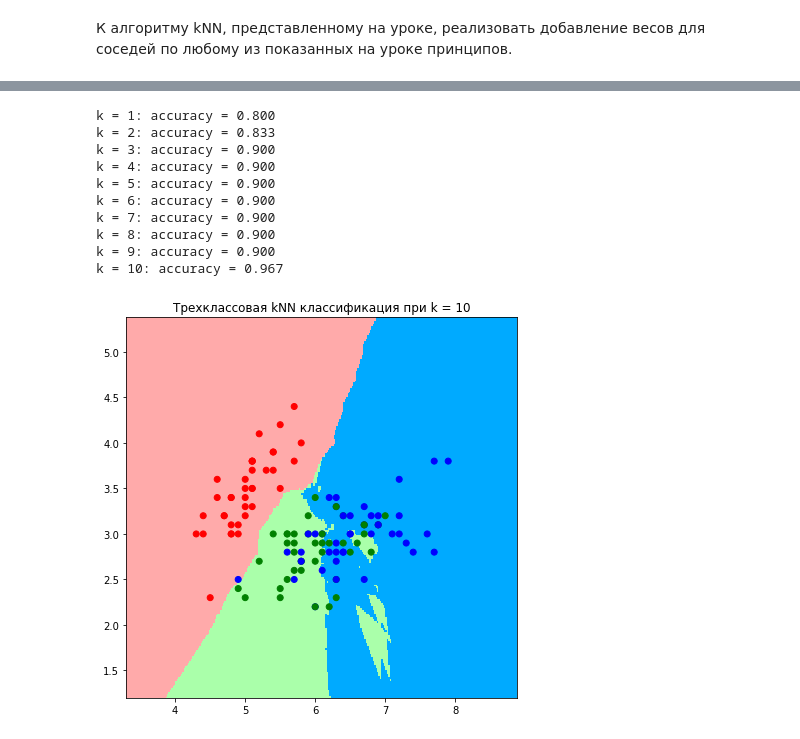
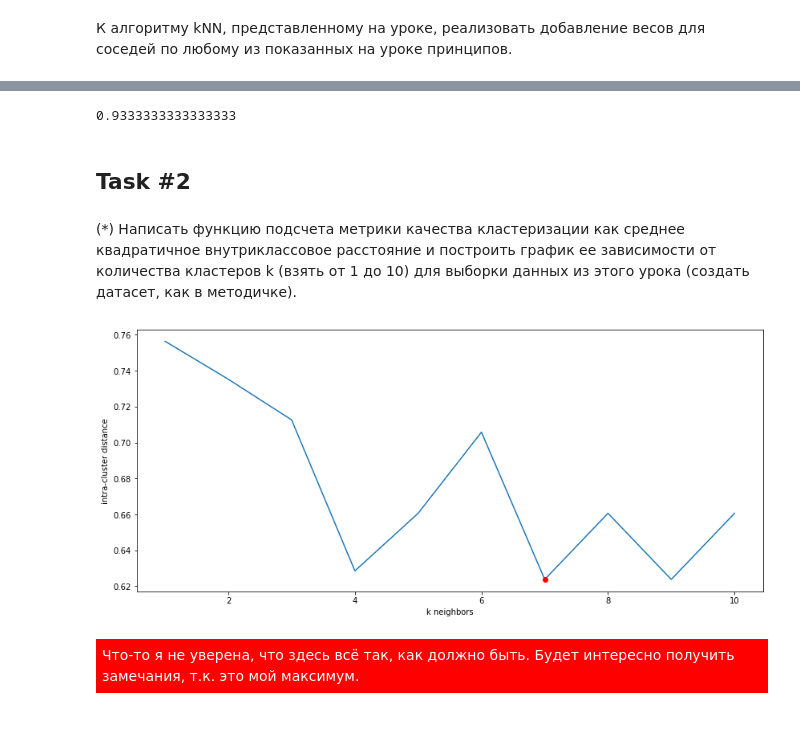
Before and after one commit to Krivosheenkova/DataAnalysisAlgorythms, a Jupyter notebook: 7_kNN_kMeans/7_knn_kmeans.ipynb, the cells around one changed output, grey strips where cells are left out. Saved outputs shown, nothing was run; the diff lists cells and outputs as text; code cells hidden in the pictures.

Commit message:
7th task added: completed

```diff
--- a/7_kNN_kMeans/7_knn_kmeans.ipynb
+++ b/7_kNN_kMeans/7_knn_kmeans.ipynb
@@ -29,3 +38,11 @@ def e_metrics(x1, x2):
         distance += np.square(x1[i] - x2[i])
 
     return np.sqrt(distance)
+# %%
+def search_point(x, clusters):
+    ind = 0
+    for c in clusters:
+        if list(x) in c:
+            return ind
+        ind += 1
+    return -1
@@ -35,3 +94,0 @@ def accuracy(pred, y):
-# %%
-def calc_dist_weight(distance, q):
-    return q ** distance
@@ -60,16 +94,0 @@ ks = np.arange(1, 11)
-# %%
-for k in ks:
-    y_pred = knn(X_train, y_train, X_test, k, 1)
-    acc = accuracy(y_pred, y_test)
-    print(f'k = {k}: accuracy = {acc:.3f}')
-# %% [output]
-k = 1: accuracy = 0.800
-k = 2: accuracy = 0.833
-k = 3: accuracy = 0.900
-k = 4: accuracy = 0.900
-k = 5: accuracy = 0.900
-k = 6: accuracy = 0.900
-k = 7: accuracy = 0.900
-k = 8: accuracy = 0.900
-k = 9: accuracy = 0.900
-k = 10: accuracy = 0.967
@@ -101,4 +94,0 @@ def get_graph(X_train, y_train, k, q):
-# %%
-get_graph(X_train, y_train, k=10, q=1)
-# %% [output]
-[figure, removed]
@@ -104,0 +134,37 @@ get_graph(X_train, y_train, k=10, q=1)
+# %%
+clf = KNN(k=7)
+clf.fit(X_train, y_train)
+prediction = clf.predict(X_test)
+
+print(accuracy(prediction, y_test))
+# %% [output]
+0.9333333333333333
+# %% [markdown]
+## Task #2
+# %% [markdown]
+(*) Написать функцию подсчета метрики качества кластеризации как среднее квадратичное внутриклассовое расстояние и построить график ее зависимости от количества кластеров k (взять от 1 до 10) для выборки данных из этого урока (создать датасет, как в методичке).
+# %%
+plt.figure(figsize=(14,6))
+
+ks = np.arange(1, 11)
+dists = []
+
+for k in ks:
+    clf = KNN(k=k)
+    clf.fit(X_train, y_train)
+    prediction = clf.predict(X_test)
+
+    #   calculate mean intra-cluster distance
+    mean_intra_distance = \
+    np.array([calc_mean_intra_distance(list(x), clf.predicted_clusters) for x in X_test]).mean()
+    dists.append(mean_intra_distance)
+
+plt.plot(ks, dists);
+ind = dists.index(min(dists))
+plt.plot(ks[ind], min(dists), 'ro')
+plt.xlabel('k neighbors')
+plt.ylabel('intra-cluster distance');
+# %% [output]
+[figure, added]
+# %% [markdown]
+<p style='background-color:red;color:white;padding:6px'>Что-то я не уверена, что здесь всё так, как должно быть. Будет интересно получить замечания, т.к. это мой максимум.
```
Also changed, not shown: parts of 16 cells of this notebook, 1 other file.
